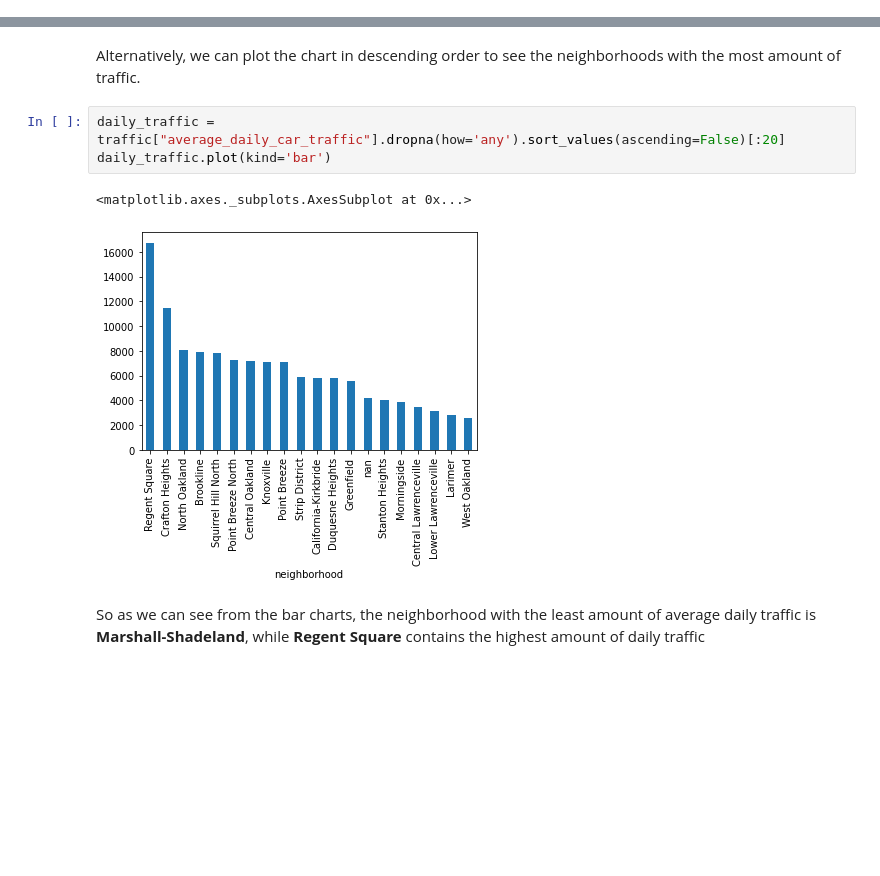
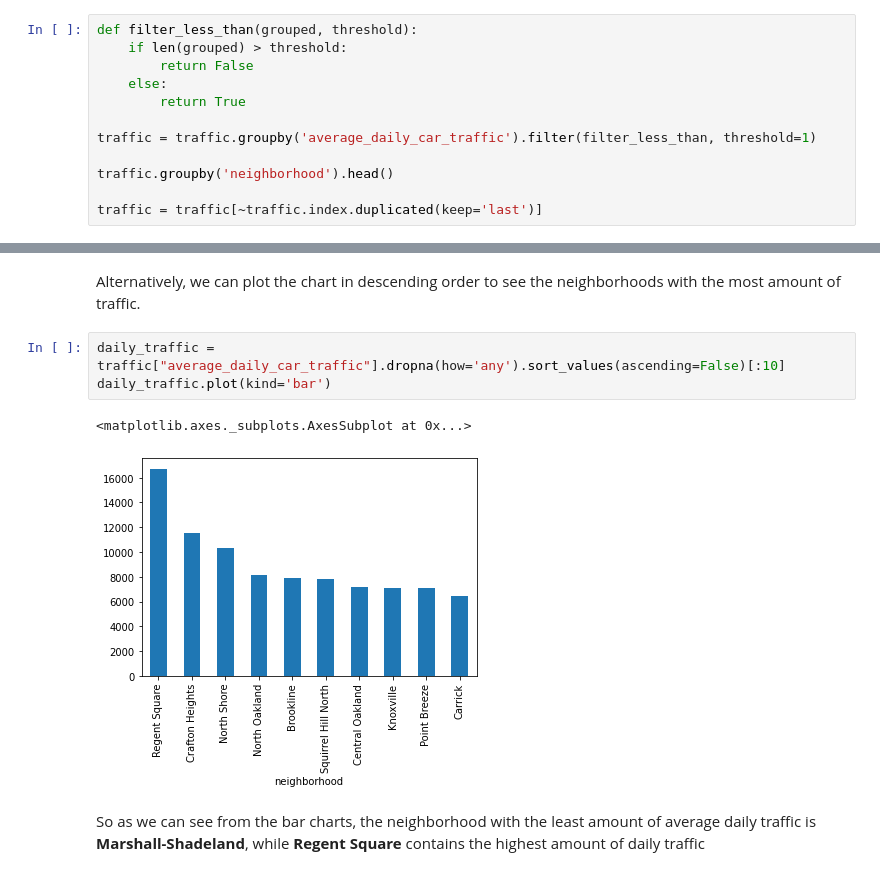
Before and after one commit to Clester31/Big-Ideas-Final-Project, a Jupyter notebook: combined-data.ipynb, the cells around one changed output, grey strips where cells are left out. Drawn from its saved outputs; the diff is of its cells as text; blank space fills up the shorter version.

```diff
--- a/combined-data.ipynb
+++ b/combined-data.ipynb
@@ -52,3 +52,15 @@ traffic = traffic[~traffic.index.duplicated(keep='last')]
+# %%
+def filter_less_than(grouped, threshold):
+    if len(grouped) > threshold:
+        return False
+    else:
+        return True
+
+traffic = traffic.groupby('average_daily_car_traffic').filter(filter_less_than, threshold=1)
+
+traffic.groupby('neighborhood').head()
+
+traffic = traffic[~traffic.index.duplicated(keep='last')]
 # %% [markdown]
 Next, were going to plot our bar chart. We will first get the average daily car traffic amounts from each neighborhood, remove any neighborhoods where traffic was never recorded, and then we will plot the top twenty neighborhoods with the least amount of average daily car traffic
 # %%
@@ -61,11 +73,11 @@ daily_traffic.plot(kind='bar')
 # %% [markdown]
 Alternatively, we can plot the chart in descending order to see the neighborhoods with the most amount of traffic.
 # %%
-daily_traffic = traffic["average_daily_car_traffic"].dropna(how='any').sort_values(ascending=False)[:20]
+daily_traffic = traffic["average_daily_car_traffic"].dropna(how='any').sort_values(ascending=False)[:10]
 daily_traffic.plot(kind='bar')
 # %% [output]
 <matplotlib.axes._subplots.AxesSubplot at 0x...>
-[figure, old version]
+[figure, new version]
 # %% [markdown]
 So as we can see from the bar charts, the neighborhood with the least amount of average daily traffic is **Marshall-Shadeland**, while **Regent Square** contains the highest amount of daily traffic
 # %% [markdown]
```
Also changed, not shown: parts of 15 cells of this notebook.
